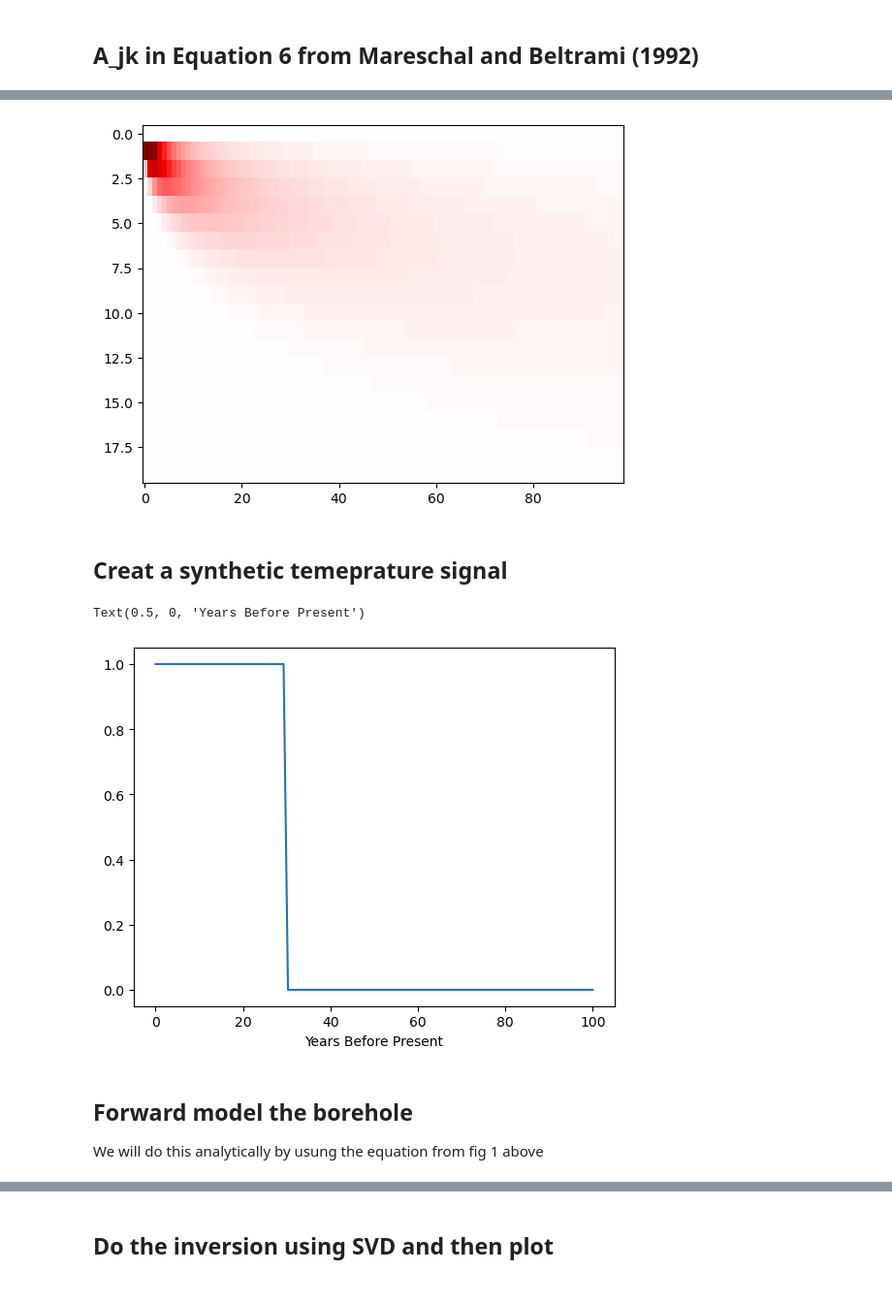
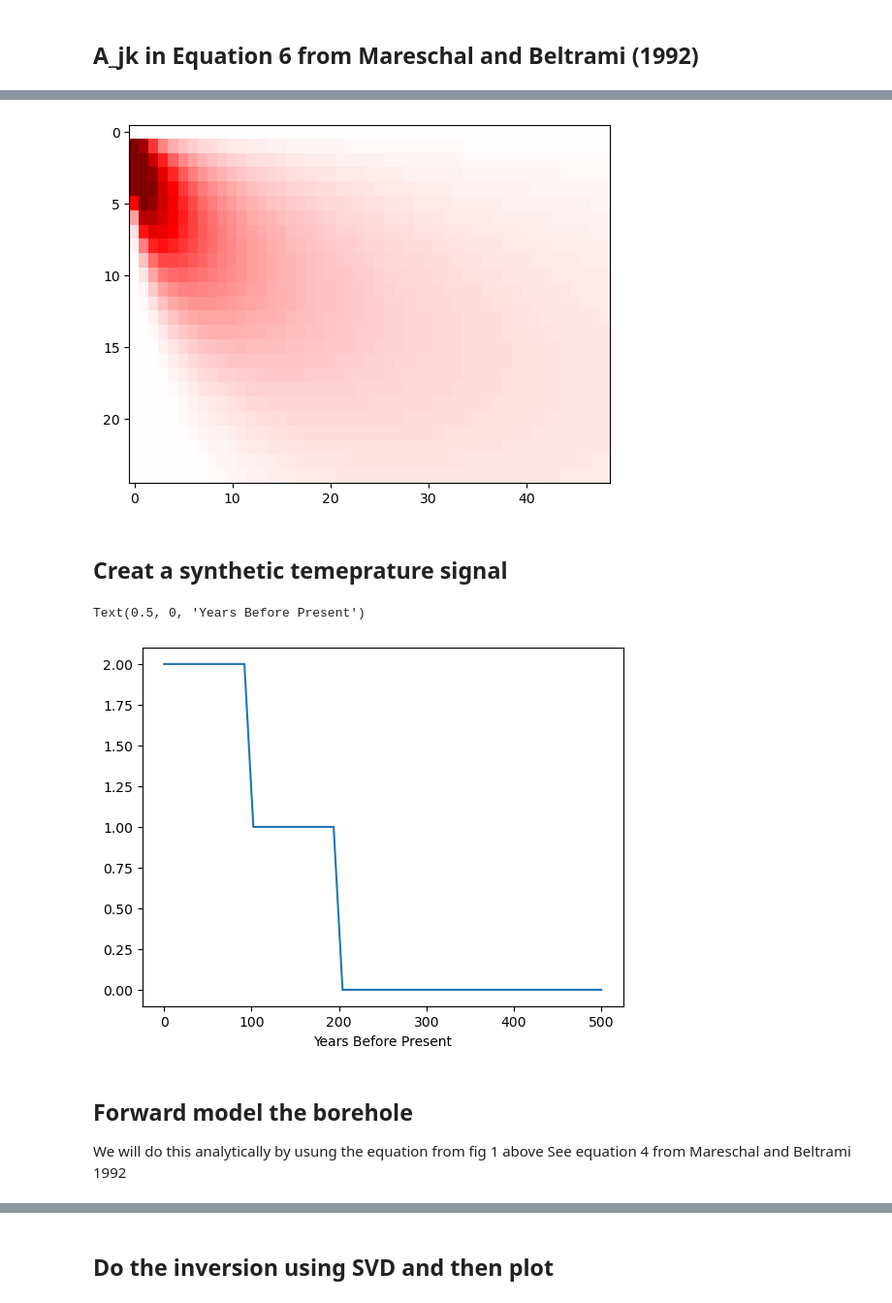
Before and after one commit to johnmorganmanos/Antarctica_AH_Thermometry, a Jupyter notebook: SVD_testing.ipynb, the cells around one changed output, grey strips where cells are left out. Shown at 97% size. Cells and saved outputs as stored; diff of their text form; code cells hidden in the pictures.

Commit message:
working foreward model according to Beltrami.

```diff
--- a/SVD_testing.ipynb
+++ b/SVD_testing.ipynb
@@ -33,11 +33,11 @@ plt.legend()
 # %% [markdown]
 ## A_jk in Equation 6  from Mareschal and Beltrami (1992)
 # %%
-num_steps = 100
-nz=20
+num_steps = 50
+nz=25
 
-t = np.linspace(0.0001,100,num_steps)
-z = np.linspace(0.0001,200,nz)
+t = np.linspace(0.0001,500,num_steps)
+z = np.linspace(0.0001,250,nz)
 # %%
 # fig,ax = plt.subplots()
 A_jk = np.zeros((len(z),len(t)-1))
@@ -72,25 +72,26 @@ v=0.1
 ax.imshow(A_jk,cmap='seismic', vmin=-v,vmax=v, aspect='auto')
 plt.show()
 # %% [output]
-[figure, old version]
+[figure, new version]
 # %% [markdown]
 ## Creat a synthetic temeprature signal
 # %%
 syn_temp = np.zeros(len(t))
 stop = int(.3*len(t))
-syn_temp[:stop] = 1
-# syn_temp[stop:2*stop] = -1
-# syn_temp[4*stop:] = 0
+syn_temp[:10] = 2
+syn_temp[10:20] = 1
+syn_temp[20:] = 0
 
 
 fig,ax = plt.subplots()
 ax.plot(t,syn_temp)
 ax.set_xlabel('Years Before Present')
 # %% [output]
 Text(0.5, 0, 'Years Before Present')
-[figure, old version]
+[figure, new version]
 # %% [markdown]
 ## Forward model the borehole
 We will do this analytically by usung the equation from fig 1 above
+See equation 4 from Mareschal and Beltrami 1992
 # %%
 t_hist = np.zeros((len(t),len(z)))
```
Also changed, not shown: parts of 10 cells of this notebook.
